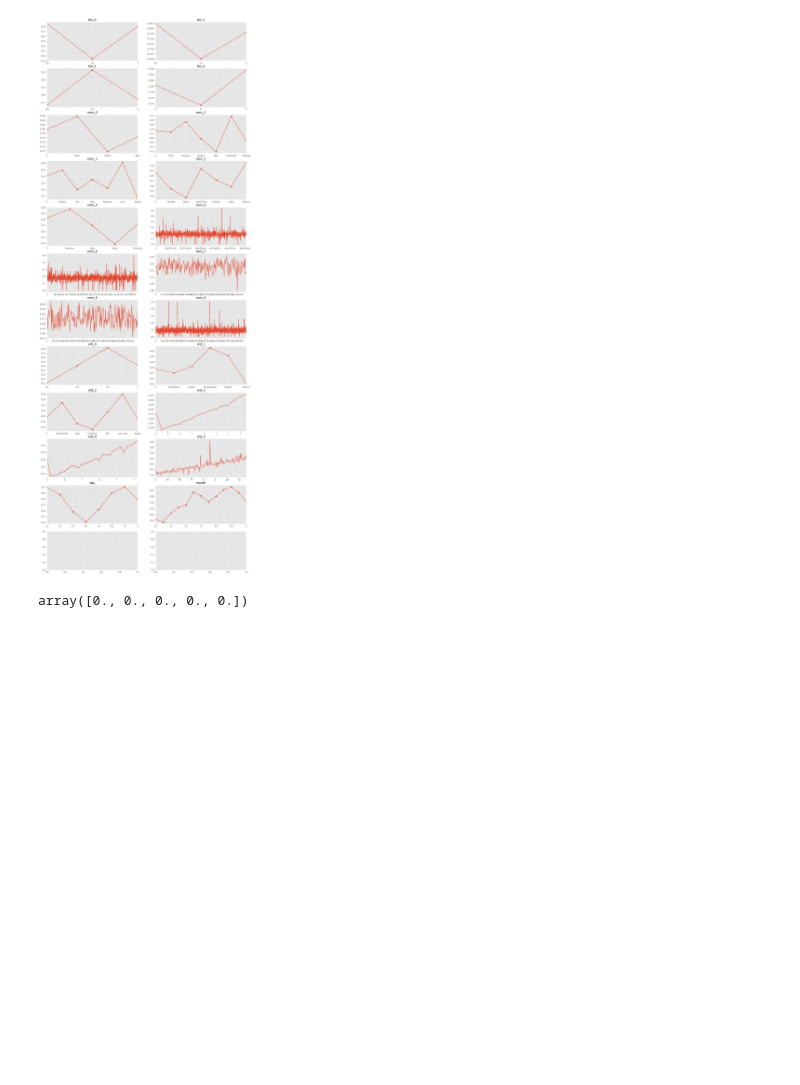
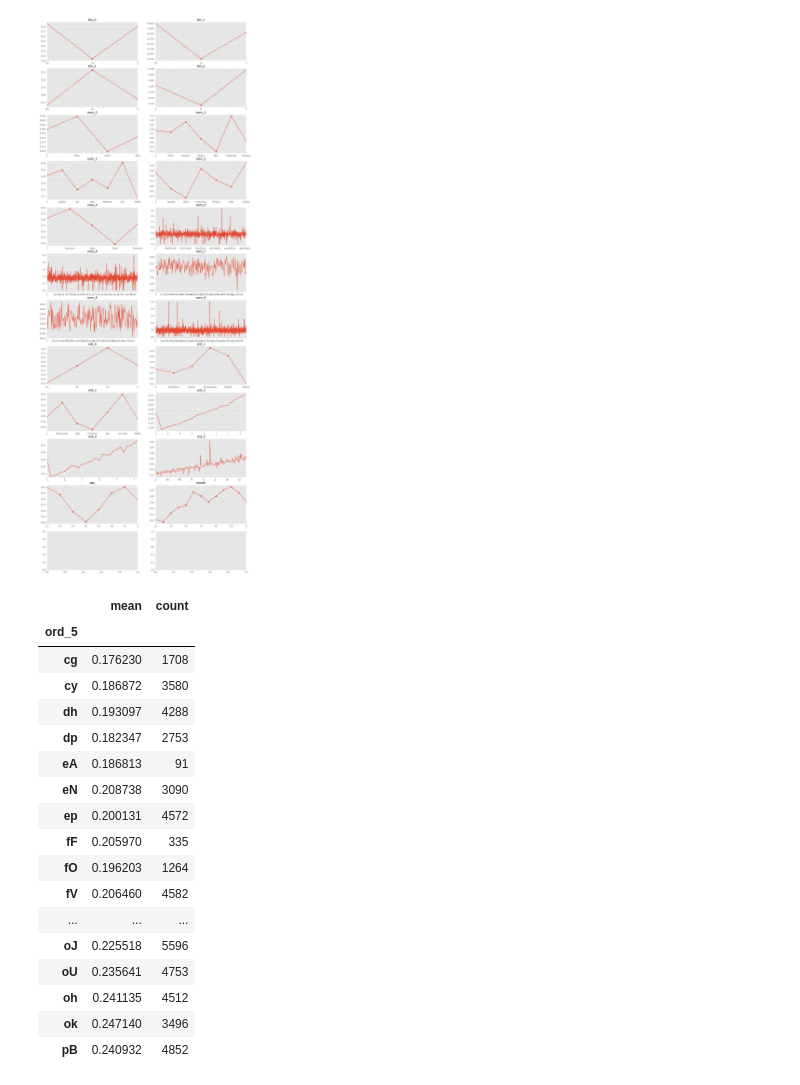
Before and after one commit to viktorsapozhok/cafeen, a Jupyter notebook: notebooks/1_eda.ipynb, the cells around one changed output. Cells and saved outputs as stored; diff of their text form; code cells hidden in the pictures; blank space fills up the shorter version.

```diff
--- a/notebooks/1_eda.ipynb
+++ b/notebooks/1_eda.ipynb
@@ -210,7 +210,24 @@ for i in range(len(features)):
     ax[j, k].set_xlabel('')
 # %% [output]
 [figure]
-# %%
-np.zeros(5)
-# %% [output]
-array([0., 0., 0., 0., 0.])
+# %%
+train.groupby('ord_5')['target'].agg(['mean', 'count']).iloc[100:150]
+# %% [output]
+|  | mean | count |
+| ord_5 |  |  |
+| cg | 0.176230 | 1708 |
+| cy | 0.186872 | 3580 |
+| dh | 0.193097 | 4288 |
+| dp | 0.182347 | 2753 |
+| eA | 0.186813 | 91 |
+| eN | 0.208738 | 3090 |
+| ep | 0.200131 | 4572 |
+| fF | 0.205970 | 335 |
+| fO | 0.196203 | 1264 |
+| fV | 0.206460 | 4582 |
+| ... | ... | ... |
+| oJ | 0.225518 | 5596 |
+| oU | 0.235641 | 4753 |
+| oh | 0.241135 | 4512 |
+| ok | 0.247140 | 3496 |
+| pB | 0.240932 | 4852 |
```
Also changed, not shown: 3 other files.
